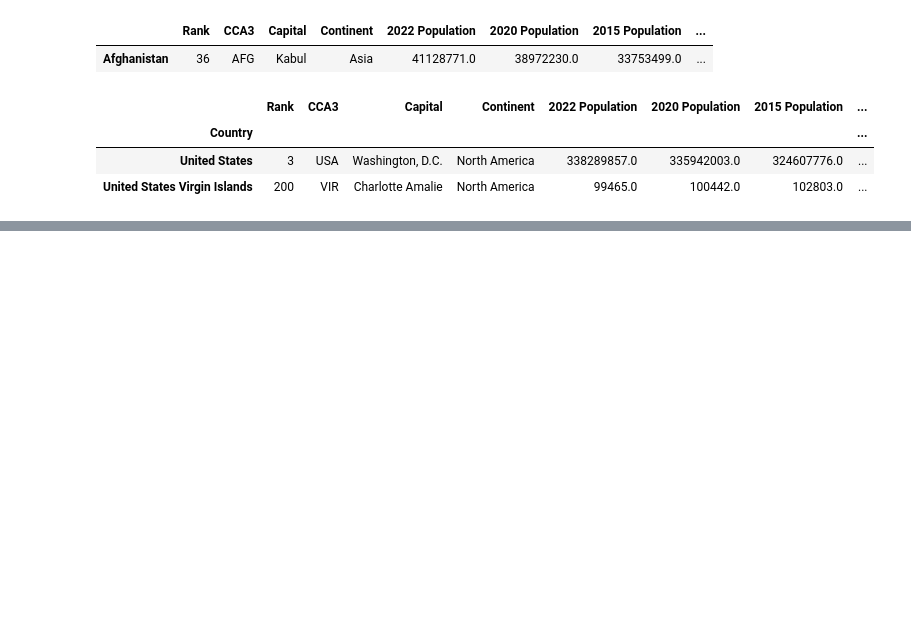
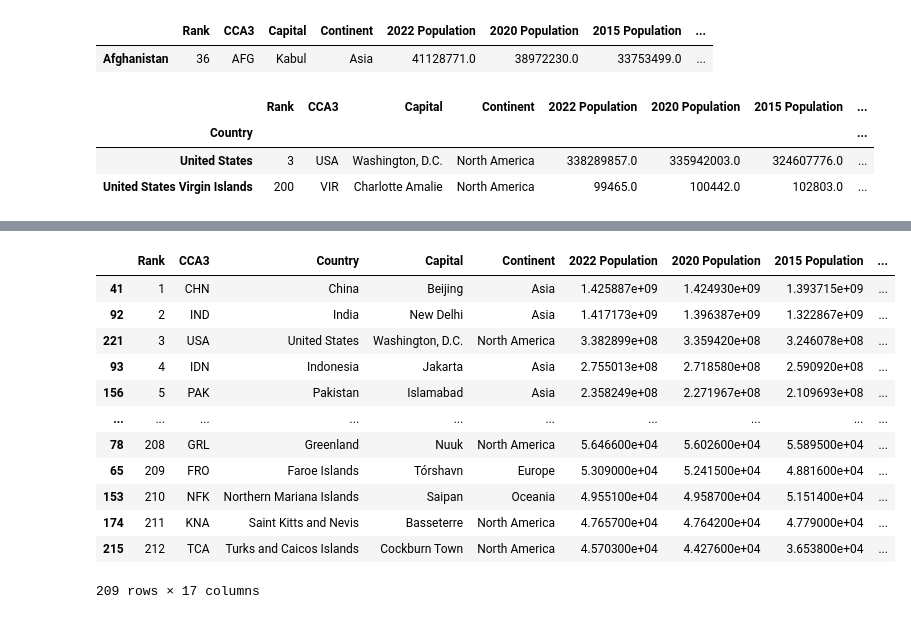
Before and after one commit to Nithishwar210/Python-basics, a Jupyter notebook: Filtering and ordering in pandas.ipynb, the cells around one changed output, grey strips where cells are left out. Drawn from its saved outputs; the diff is of its cells as text; code cells hidden in the pictures; blank space fills up the shorter version.

```diff
--- a/Filtering and ordering in pandas.ipynb
+++ b/Filtering and ordering in pandas.ipynb
@@ -97,0 +139,16 @@ Name: Brazil, dtype: object
+# %%
+df[df['2022 Population'] > 44273.0].sort_values(by = ['Rank'])
+# %% [output]
+|  | Rank | CCA3 | Country | Capital | Continent | 2022 Population | 2020 Population | 2015 Population | ... |
+| 41 | 1 | CHN | China | Beijing | Asia | 1.425887e+09 | 1.424930e+09 | 1.393715e+09 | ... |
+| 92 | 2 | IND | India | New Delhi | Asia | 1.417173e+09 | 1.396387e+09 | 1.322867e+09 | ... |
+| 221 | 3 | USA | United States | Washington, D.C. | North America | 3.382899e+08 | 3.359420e+08 | 3.246078e+08 | ... |
+| 93 | 4 | IDN | Indonesia | Jakarta | Asia | 2.755013e+08 | 2.718580e+08 | 2.590920e+08 | ... |
+| 156 | 5 | PAK | Pakistan | Islamabad | Asia | 2.358249e+08 | 2.271967e+08 | 2.109693e+08 | ... |
+| ... | ... | ... | ... | ... | ... | ... | ... | ... | ... |
+| 78 | 208 | GRL | Greenland | Nuuk | North America | 5.646600e+04 | 5.602600e+04 | 5.589500e+04 | ... |
+| 65 | 209 | FRO | Faroe Islands | Tórshavn | Europe | 5.309000e+04 | 5.241500e+04 | 4.881600e+04 | ... |
+| 153 | 210 | NFK | Northern Mariana Islands | Saipan | Oceania | 4.955100e+04 | 4.958700e+04 | 5.151400e+04 | ... |
+| 174 | 211 | KNA | Saint Kitts and Nevis | Basseterre | North America | 4.765700e+04 | 4.764200e+04 | 4.779000e+04 | ... |
+| 215 | 212 | TCA | Turks and Caicos Islands | Cockburn Town | North America | 4.570300e+04 | 4.427600e+04 | 3.653800e+04 | ... |
+209 rows × 17 columns
```
Also changed, not shown: parts of 8 cells of this notebook, 6 other files.
